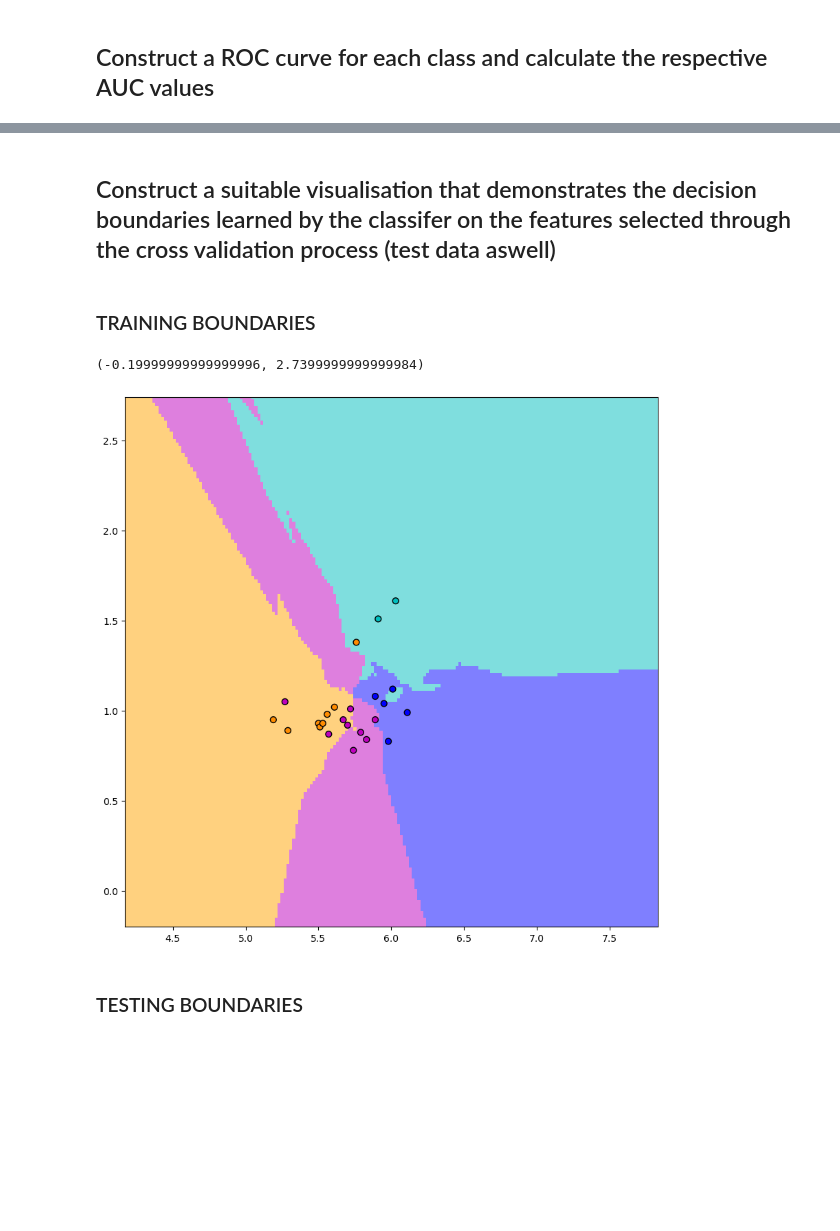
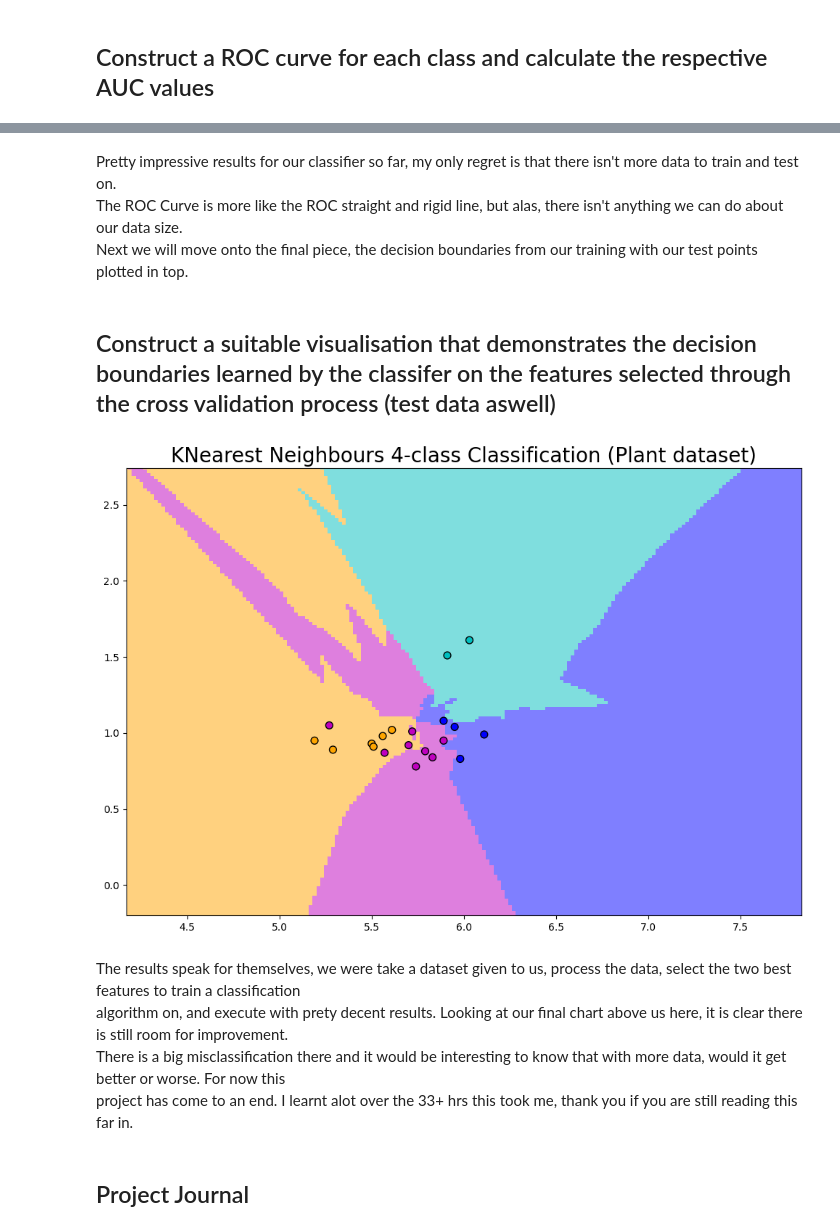
Before and after one commit to Mokoto-K/COSC102-assignment-2, a Jupyter notebook: assignment-2.ipynb, the cells around one changed output, grey strips where cells are left out. Drawn from its saved outputs; the diff is of its cells as text; code cells hidden in the pictures; blank space fills up the shorter version.

```diff
--- a/assignment-2.ipynb
+++ b/assignment-2.ipynb
@@ -96,7 +99,7 @@ encoder.categories_
 # we will obviously split our x data points as all the data and our y data points as our labels which only contains our encoded sites
 
 # x set, drop sites out, y set encoded sites
-X_train, X_test, y_train, y_test = train_test_split(plants.drop("Site", axis=1), sites_encoded, test_size=0.3, random_state=42)
+X_train, X_test, y_train, y_test = train_test_split(plants.drop("Site", axis=1), sites_encoded, random_state=42)
 
 # Convert the pandas dataseries to numpy arrays for processing
 X_train = X_train.values
@@ -287,5 +308,7 @@ Class TJH Area Under Curve score: 0.80859375
+# %% [markdown]
+Pretty impressive results for our classifier so far, my only regret is that there isn't more data to train and test on. <br>
+The ROC Curve is more like the ROC straight and rigid line, but alas, there isn't anything we can do about our data size. <br>
+Next we will move onto the final piece, the decision boundaries from our training with our test points plotted in top.
 # %% [markdown]
 ## Construct a suitable visualisation that demonstrates the decision boundaries learned by the classifer on the features selected through the cross validation process (test data aswell)
-# %% [markdown]
-### TRAINING BOUNDARIES
 # %%
@@ -302,17 +330,31 @@ Z = classifier_of_choice.predict(np.c_[xx.ravel(), yy.ravel()])
 Z = Z.reshape(xx.shape)
 # %%
-my_color = ListedColormap(["m", "c", "b", "orange"])
-cmap_bold = ListedColormap(["m", "c", "b", "darkorange"])
-fig, ax = plt.subplots(figsize=(10,10))
-ax.pcolormesh(xx, yy, Z, cmap=my_color, alpha=0.5)
+# Set our colours up for our mesh and test points, they will use the same colours so you can
+# see clearly where the points are and where the points should be
+the_colours = ListedColormap(["m", "c", "b", "orange"])
 
-# ax.scatter(X_train[:, best_f1], X_train[:, best_f2], c=y_train, cmap=cmap_bold, edgecolor = "k", s = 20)
-ax.scatter(X_test[:, best_f1], X_test[:, best_f2], c=y_test, cmap=cmap_bold, edgecolor = "k", s = 40)
+fig, ax = plt.subplots(figsize=(12,8))
+
+# Plot our mesh of decision boundaries
+ax.pcolormesh(xx, yy, Z, cmap=the_colours, alpha=0.5)
+
+# Optional training points plot
+# ax.scatter(X_train[:, best_f1], X_train[:, best_f2], c=y_train, cmap=the_colours, edgecolor = "k", s = 20)
+
+# Plot the test data points
+ax.scatter(X_test[:, best_f1], X_test[:, best_f2], c=y_test, cmap=the_colours, edgecolor = "k", s = 50)
+
+# Jazz up the plot
+ax.set_title("KNearest Neighbours 4-class Classification (Plant dataset)", fontsize=20)
 ax.set_xlim(xx.min(), xx.max())
 ax.set_ylim(yy.min(), yy.max())
-# plt.show()
+plt.show()
 # %% [output]
-(-0.19999999999999996, 2.7399999999999984)
-[figure, old version]
+[figure, new version]
-# %% [markdown]
-### TESTING BOUNDARIES
+# %% [markdown]
+The results speak for themselves, we were take a dataset given to us, process the data, select the two best features to train a classification <br>
+algorithm on, and execute with prety decent results. Looking at our final chart above us here, it is clear there is still room for improvement. <br>
+There is a big misclassification there and it would be interesting to know that with more data, would it get better or worse. For now this <br>
+project has come to an end. I learnt alot over the 33+ hrs this took me, thank you if you are still reading this far in.
+# %% [markdown]
+## Project Journal
```
Also changed, not shown: parts of 20 cells of this notebook.
